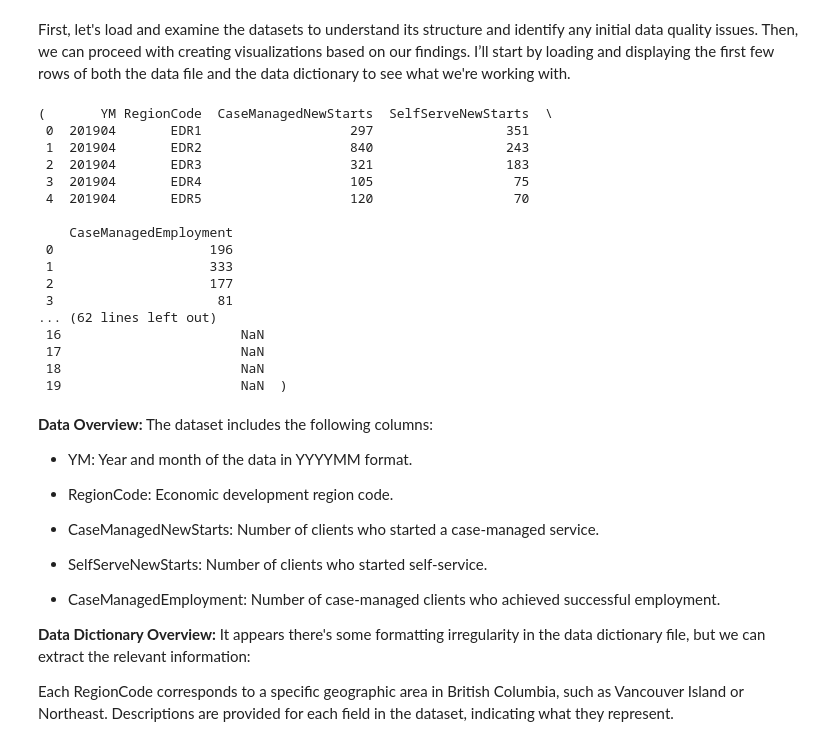
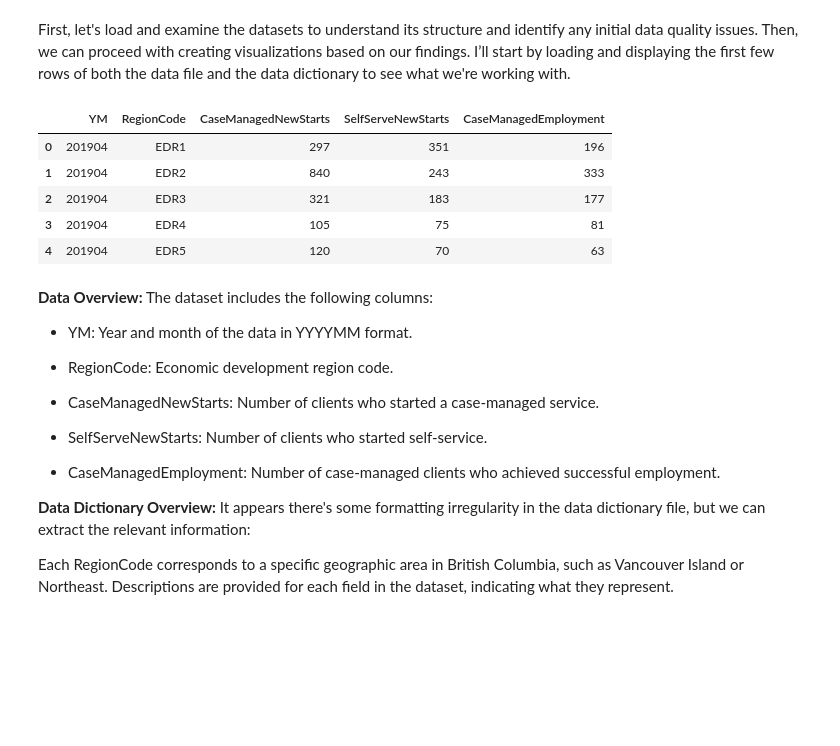
Before and after one commit to fahimalamabir/datatuneanalytics, a Jupyter notebook: WorkBC_Employment_Services_by_Region.ipynb, the cells around one changed output. Drawn from its saved outputs; the diff is of its cells as text; code cells hidden in the pictures; blank space fills up the shorter version.

```diff
--- a/WorkBC_Employment_Services_by_Region.ipynb
+++ b/WorkBC_Employment_Services_by_Region.ipynb
@@ -5,34 +5,23 @@ First, let's load and examine the datasets to understand its structure and ident
 # %%
 import pandas as pd
 
 # Load the main dataset and the data dictionary
 data_path = '/content/workbc_es_region.csv'
 dictionary_path = '/content/workbc_es_region_dictionary.csv'
 
 # Reading the files
 data = pd.read_csv(data_path)
 data_dictionary = pd.read_csv(dictionary_path)
 
 # Displaying the first few rows of each dataset
-data.head(), data_dictionary
+data.head()
 # %% [output]
-(       YM RegionCode  CaseManagedNewStarts  SelfServeNewStarts  \
- 0  201904       EDR1                   297                 351
- 1  201904       EDR2                   840                 243
- 2  201904       EDR3                   321                 183
- 3  201904       EDR4                   105                  75
- 4  201904       EDR5                   120                  70
-
-    CaseManagedEmployment
- 0                    196
- 1                    333
- 2                    177
- 3                     81
-... (62 lines left out)
- 16                       NaN
- 17                       NaN
- 18                       NaN
- 19                       NaN  )
+|  | YM | RegionCode | CaseManagedNewStarts | SelfServeNewStarts | CaseManagedEmployment |
+| 0 | 201904 | EDR1 | 297 | 351 | 196 |
+| 1 | 201904 | EDR2 | 840 | 243 | 333 |
+| 2 | 201904 | EDR3 | 321 | 183 | 177 |
+| 3 | 201904 | EDR4 | 105 | 75 | 81 |
+| 4 | 201904 | EDR5 | 120 | 70 | 63 |
 # %% [markdown]
 **Data Overview:**
 The dataset includes the following columns:
```
Also changed, not shown: parts of 17 cells of this notebook.
